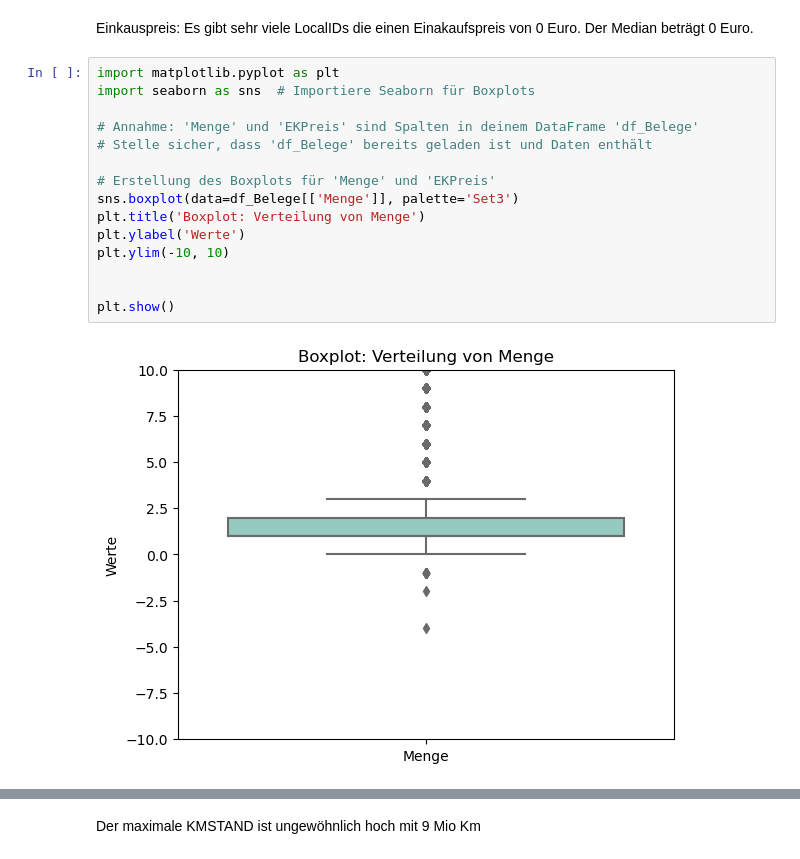
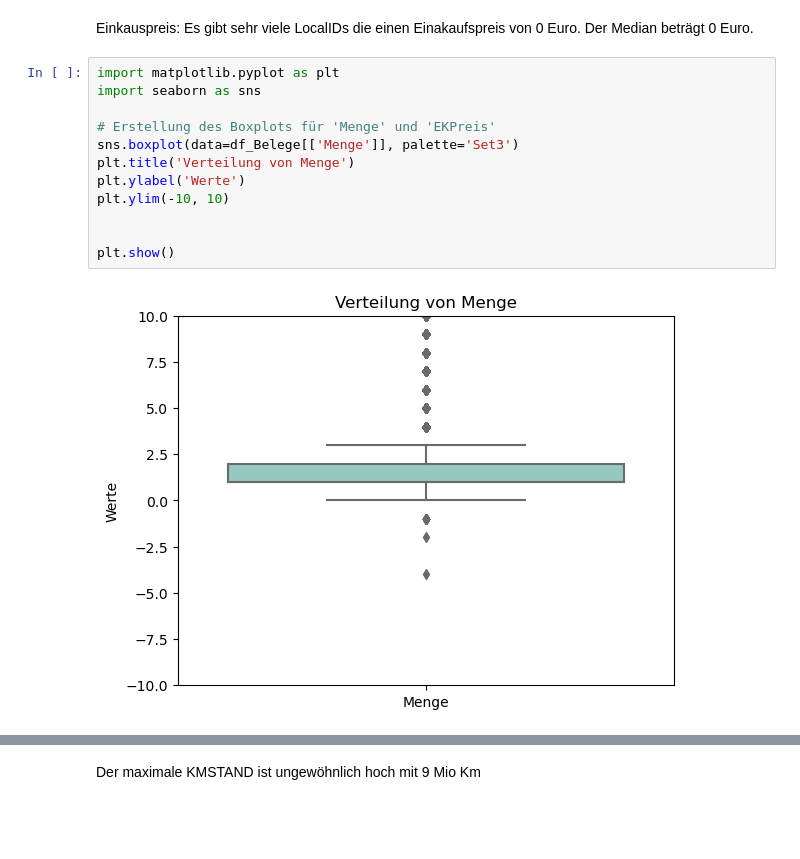
Before and after one commit to William-Zhang-26/BI-Analytics-Topmotive, a Jupyter notebook: Projekt_Topmotive.ipynb, the cells around one changed output, grey strips where cells are left out. Drawn from its saved outputs; the diff is of its cells as text; blank space fills up the shorter version.

Commit message:
BOXPLOT2

```diff
--- a/Projekt_Topmotive.ipynb
+++ b/Projekt_Topmotive.ipynb
@@ -392,20 +386,17 @@ plt.show()
 Einkauspreis: Es gibt sehr viele LocalIDs die einen Einakaufspreis von 0 Euro. Der Median beträgt 0 Euro.
 # %%
 import matplotlib.pyplot as plt
-import seaborn as sns  # Importiere Seaborn für Boxplots
-
-# Annahme: 'Menge' und 'EKPreis' sind Spalten in deinem DataFrame 'df_Belege'
-# Stelle sicher, dass 'df_Belege' bereits geladen ist und Daten enthält
+import seaborn as sns
 
 # Erstellung des Boxplots für 'Menge' und 'EKPreis'
 sns.boxplot(data=df_Belege[['Menge']], palette='Set3')
-plt.title('Boxplot: Verteilung von Menge')
+plt.title('Verteilung von Menge')
 plt.ylabel('Werte')
 plt.ylim(-10, 10)
 
 
 plt.show()
 # %% [output]
-[figure, old version]
+[figure, new version]
 # %%
 
```
Also changed, not shown: parts of 18 cells of this notebook.
